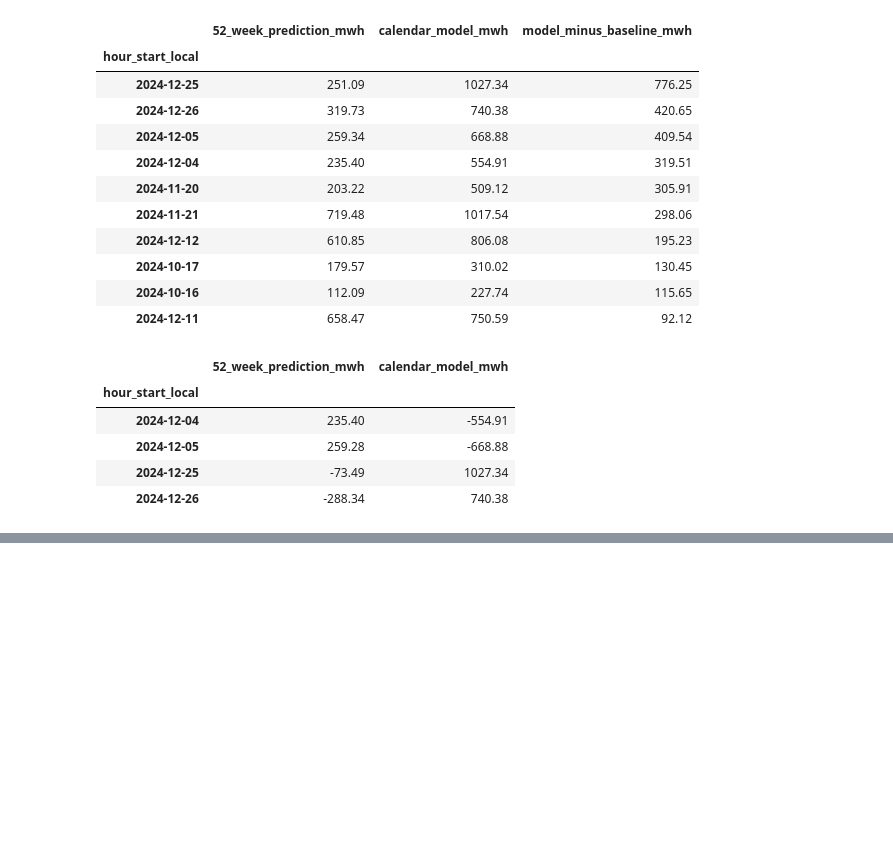
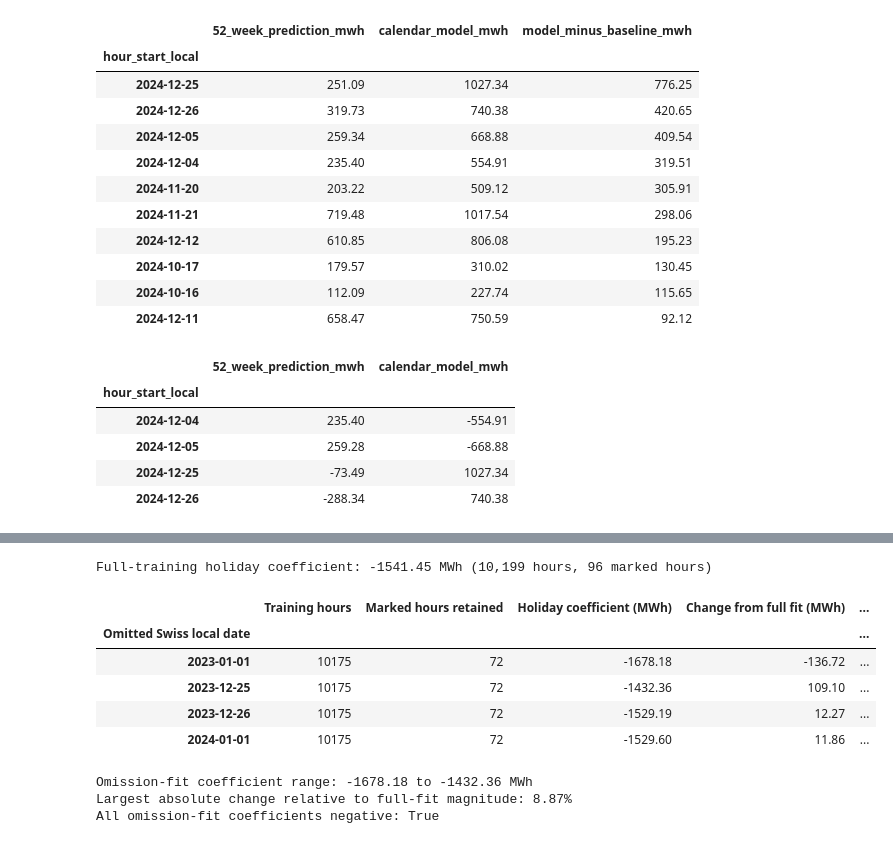
Before and after one commit to mihail500/swiss-energy-forecast, a Jupyter notebook: notebooks/03_calendar_model.ipynb, the cells around one changed output, grey strips where cells are left out. Saved outputs shown, nothing was run; the diff lists cells and outputs as text; code cells hidden in the pictures; blank space fills up the shorter version.

```diff
--- a/notebooks/03_calendar_model.ipynb
+++ b/notebooks/03_calendar_model.ipynb
@@ -293,0 +486,61 @@ Whole-project summary: [README](../README.md). Latest session: [session 6](../do
+# %%
+sensitivity_training_dates = training["hour_start_local"].dt.date.to_numpy()
+sensitivity_marked_dates = sorted(set(sensitivity_training_dates[holiday_train.astype(bool)]))
+assert len(sensitivity_marked_dates) == 4
+sensitivity_reference = float(holiday_coefficients[-1])
+sensitivity_coefficients_before = holiday_coefficients.copy()
+sensitivity_rows = []
+
+for omitted_date in sensitivity_marked_dates:
+    omitted_mask = sensitivity_training_dates == omitted_date
+    retained_mask = ~omitted_mask
+    assert omitted_mask.sum() == 24
+    assert (holiday_train[omitted_mask] == 1).all()
+    assert (maturity[train_mask][retained_mask] <= first_issue).all()
+    assert set(sensitivity_training_dates[retained_mask]).isdisjoint({omitted_date})
+    assert retained_mask[holiday_train == 0].all()
+    remaining_marked_dates = set(
+        sensitivity_training_dates[retained_mask & holiday_train.astype(bool)]
+    )
+    assert len(remaining_marked_dates) == 3
+    sensitivity_fit, _, sensitivity_rank, _ = np.linalg.lstsq(
+        X_train_holiday[retained_mask], y_train[retained_mask], rcond=None,
+    )
+    assert sensitivity_rank == X_train_holiday.shape[1]
+    assert np.isfinite(sensitivity_fit).all()
+    sensitivity_coefficient = float(sensitivity_fit[-1])
+    sensitivity_rows.append({
+        "Omitted Swiss local date": str(omitted_date),
+        "Training hours": int(retained_mask.sum()),
+        "Marked hours retained": int(holiday_train[retained_mask].sum()),
+        "Holiday coefficient (MWh)": sensitivity_coefficient,
+        "Change from full fit (MWh)": sensitivity_coefficient - sensitivity_reference,
+        "Absolute change / full magnitude (%)": (
+            100 * abs(sensitivity_coefficient - sensitivity_reference)
+            / abs(sensitivity_reference)
+        ),
+    })
+
+holiday_sensitivity = pd.DataFrame(sensitivity_rows).set_index("Omitted Swiss local date")
+np.testing.assert_array_equal(holiday_coefficients, sensitivity_coefficients_before)
+print(f"Full-training holiday coefficient: {sensitivity_reference:+.2f} MWh "
+      f"({len(training):,} hours, {int(holiday_train.sum())} marked hours)")
+display(holiday_sensitivity.round(2))
+sensitivity_min = holiday_sensitivity["Holiday coefficient (MWh)"].min()
+sensitivity_max = holiday_sensitivity["Holiday coefficient (MWh)"].max()
+sensitivity_largest_change = holiday_sensitivity["Absolute change / full magnitude (%)"].max()
+print(f"Omission-fit coefficient range: {sensitivity_min:+.2f} to {sensitivity_max:+.2f} MWh")
+print(f"Largest absolute change relative to full-fit magnitude: {sensitivity_largest_change:.2f}%")
+print("All omission-fit coefficients negative:",
+      bool(holiday_sensitivity["Holiday coefficient (MWh)"].lt(0).all()))
+# %% [output]
+Full-training holiday coefficient: -1541.45 MWh (10,199 hours, 96 marked hours)
+|  | Training hours | Marked hours retained | Holiday coefficient (MWh) | Change from full fit (MWh) | ... |
+| Omitted Swiss local date |  |  |  |  | ... |
+| 2023-01-01 | 10175 | 72 | -1678.18 | -136.72 | ... |
+| 2023-12-25 | 10175 | 72 | -1432.36 | 109.10 | ... |
+| 2023-12-26 | 10175 | 72 | -1529.19 | 12.27 | ... |
+| 2024-01-01 | 10175 | 72 | -1529.60 | 11.86 | ... |
+Omission-fit coefficient range: -1678.18 to -1432.36 MWh
+Largest absolute change relative to full-fit magnitude: 8.87%
+All omission-fit coefficients negative: True
```
Also changed, not shown: parts of 33 cells of this notebook, 7 other files.
